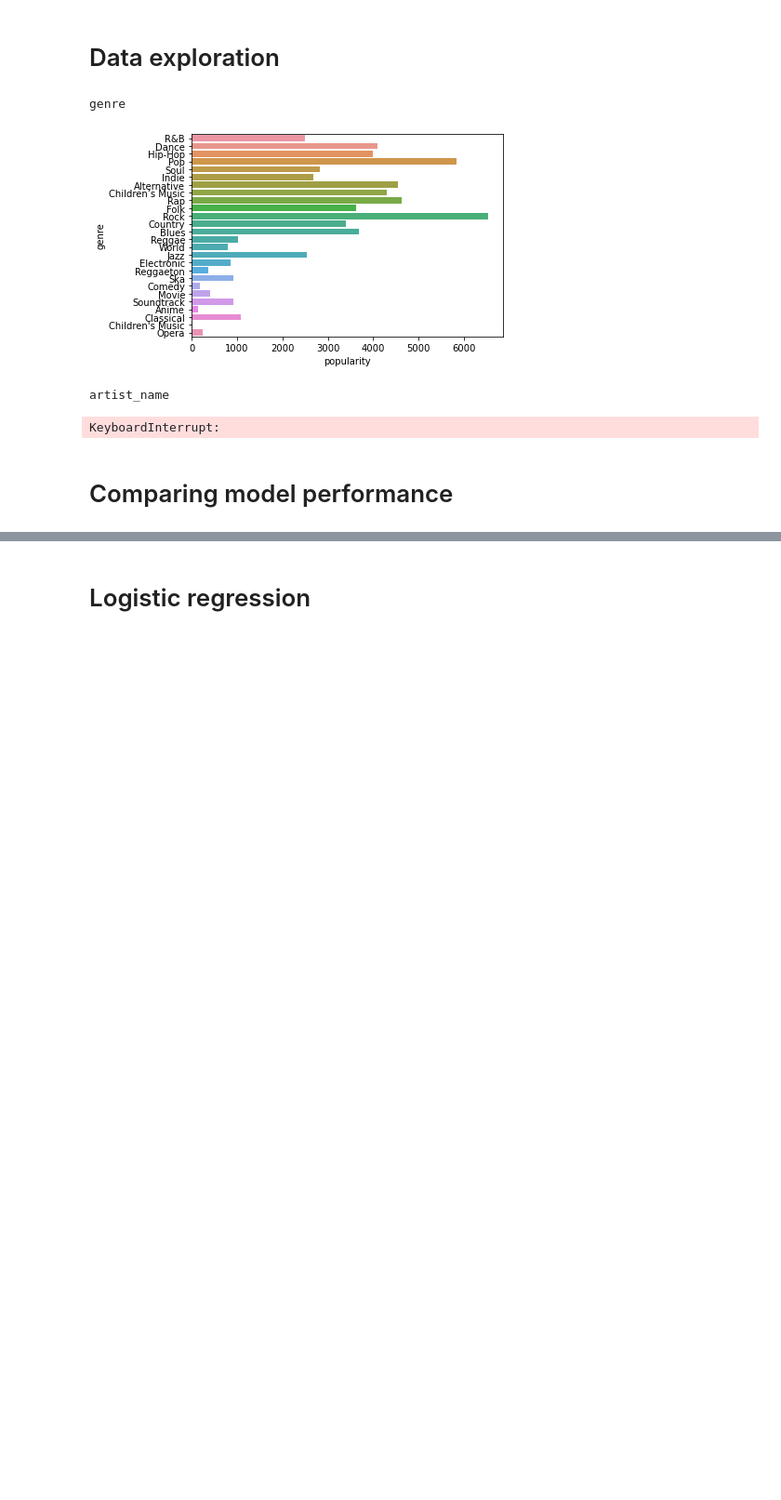
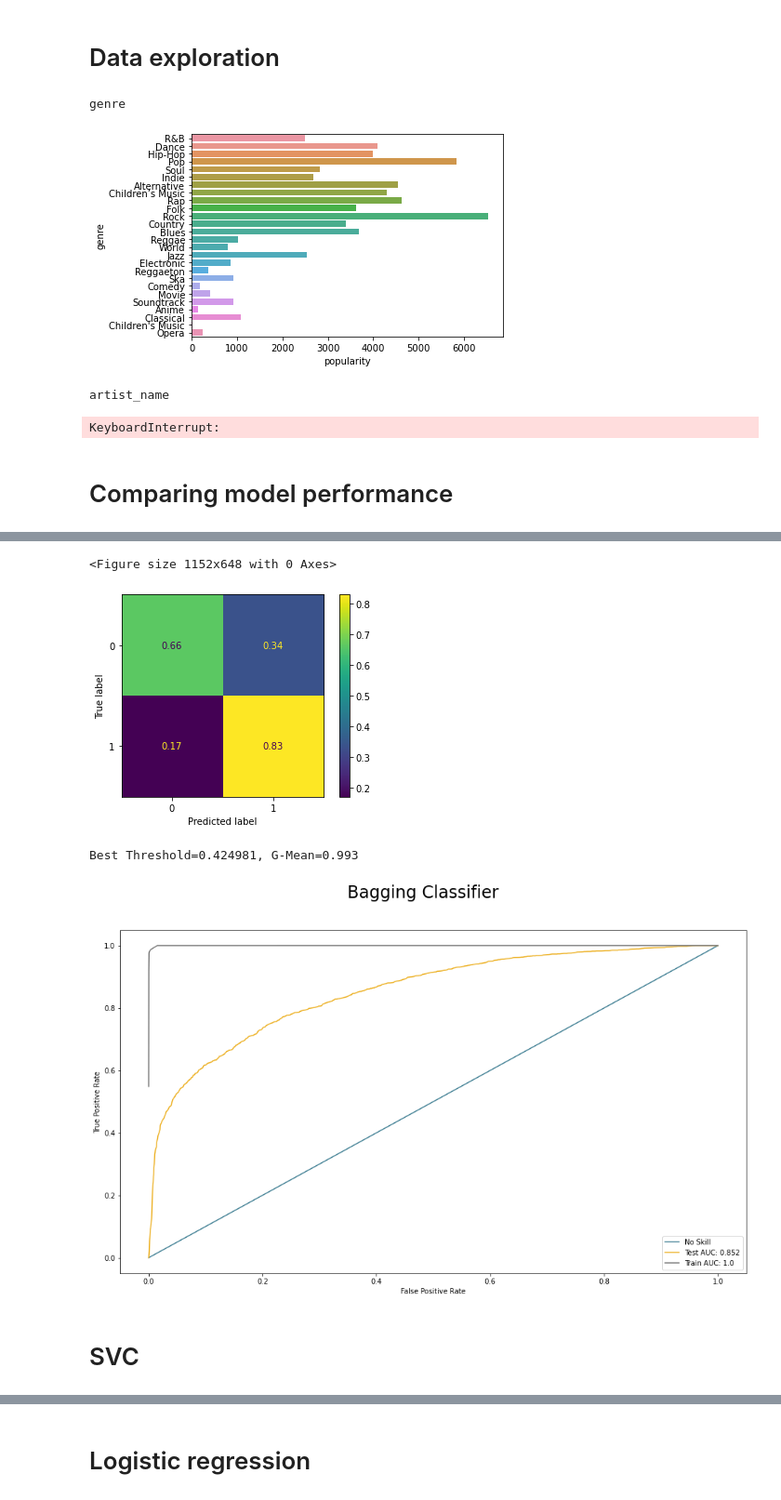
Before and after one commit to Sean-Chaos/DBA-4811-Group-Project, a Jupyter notebook: Working copy .ipynb, the cells around one changed output, grey strips where cells are left out. Shown at 93% size. Drawn from its saved outputs; the diff is of its cells as text; code cells hidden in the pictures; blank space fills up the shorter version.

```diff
--- a/Working copy .ipynb
+++ b/Working copy .ipynb
@@ -220,0 +385,74 @@ model.get_params()
+# %%
+X_train, X_test, y_train, y_test = data_generation(df, features, .4)
+
+#--------------------------------------------------------------------------------------------------
+model = model = Pipeline(steps=[("scaler", StandardScaler()),
+                        ("mdl", BaggingClassifier(n_estimators=500,
+                                                  max_features=10))])
+
+model.fit(X_train, y_train)
+
+#--------------------------------------------------------------------------------------------------
+y_pred = model.predict_proba(X_train)[:, 1]
+fpr, tpr, thresholds = roc_curve(y_train, y_pred)
+
+gmeans = (tpr * (1-fpr))**.5
+ix = np.argmax(gmeans)
+
+y_pred = (model.predict_proba(X_test)[:,1]>=thresholds[ix]).astype(int)
+
+print("The Training Accuracy is: ", model.score(X_train, y_train))
+print("The Testing Accuracy is: ", model.score(X_test, y_test))
+print(classification_report(y_test, y_pred, target_names=['not popular', 'popular']))
+
+#--------------------------------------------------------------------------------------------------
+fig = plt.figure(figsize=(16,9))
+cm  =confusion_matrix(y_test, y_pred)
+cm_norm = cm / cm.sum(axis=1).reshape(-1,1)
+
+fig = ConfusionMatrixDisplay(cm_norm).plot()
+
+plt.savefig('temp.png', transparent=True, dpi=600)
+plt.show()
+
+#--------------------------------------------------------------------------------------------------
+# Calculating False Positives (FP), False Negatives (FN), True Positives (TP) & True Negatives (TN)
+
+FP = cm.sum(axis=0) - np.diag(cm)
+FN = cm.sum(axis=1) - np.diag(cm)
+TP = np.diag(cm)
+TN = cm.sum() - (FP + FN + TP)
+
+#--------------------------------------------------------------------------------------------------
+fig = plt.figure(figsize=(16,9))
+fig = sns.lineplot([0,1], [0,1], label='No Skill', color='#3f7f93')
+
+#--------------------------------------------------------------------------------------------------
+# Test performance
+y_pred = model.predict_proba(X_test)[:, 1]
+fpr, tpr, thresholds = roc_curve(y_test, y_pred)
+
+auc = roc_auc_score(y_test, y_pred)
+fig = sns.lineplot(x=fpr, y=tpr, label=f'Test AUC: {round(auc,3)}', ci=None, color='#edb021')
+
+#--------------------------------------------------------------------------------------------------
+# Train performance
+y_pred = model.predict_proba(X_train)[:, 1]
+fpr, tpr, thresholds = roc_curve(y_train, y_pred)
+
+auc = roc_auc_score(y_train, y_pred)
+fig = sns.lineplot(x=fpr, y=tpr, label=f'Train AUC: {round(auc,3)}', ci=None, color='#767676')
+
+
+gmeans = (tpr * (1-fpr))**.5
+ix = np.argmax(gmeans)
+print('Best Threshold=%f, G-Mean=%.3f' % (thresholds[ix], gmeans[ix]))
+
+
+#--------------------------------------------------------------------------------------------------
+plt.legend()
+fig.set(xlabel='False Positive Rate', ylabel='True Positive Rate')
+plt.suptitle('Bagging Classifier', fontsize = 24)
+plt.savefig('temp.png', transparent=True)
+plt.show()
+# %% [output]
@@ -220,0 +469,6 @@ model.get_params()
+<Figure size 1152x648 with 0 Axes>
+[figure, added]
+Best Threshold=0.424981, G-Mean=0.993
+[figure, added]
+# %% [markdown]
+# SVC
```
Also changed, not shown: parts of 22 cells of this notebook.
